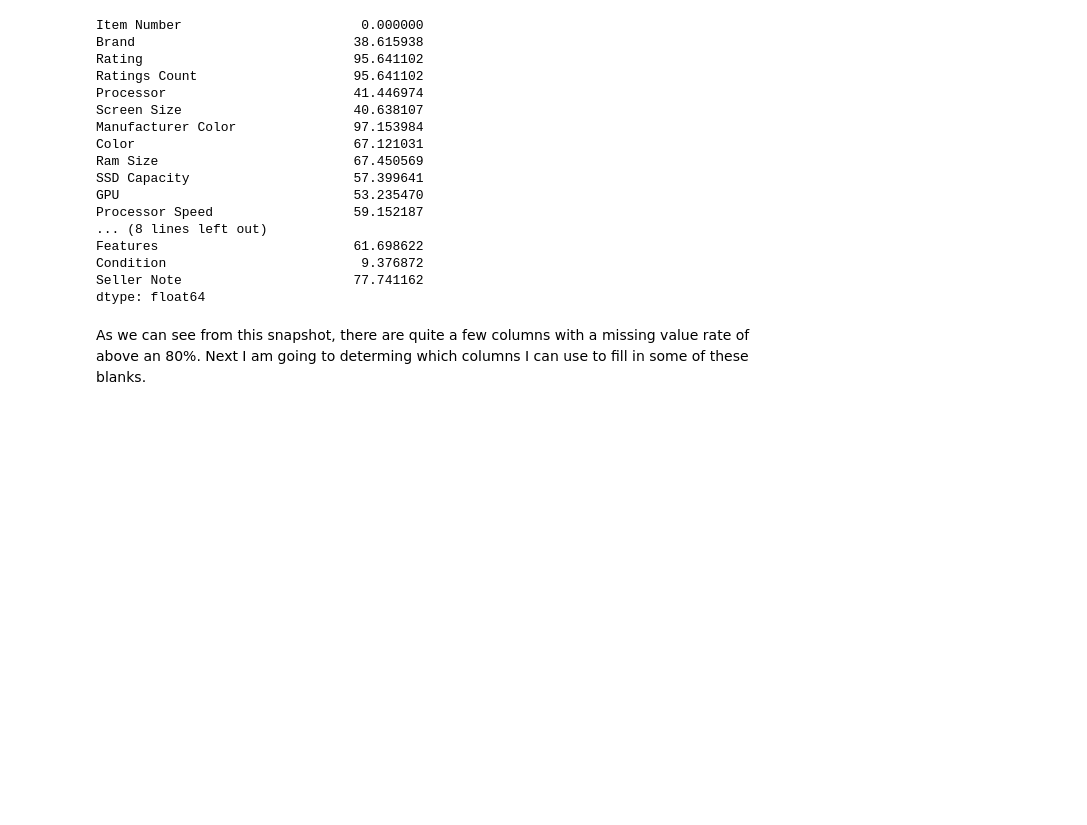
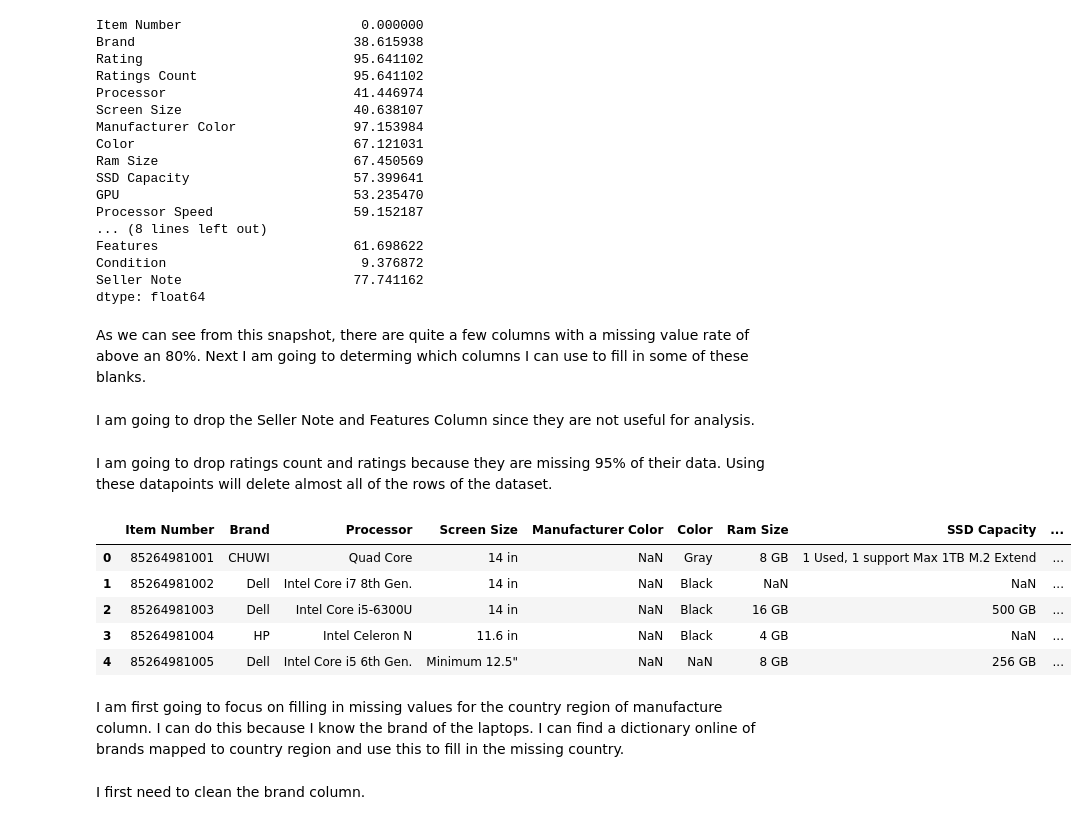
Before and after one commit to TomRush20/Data-Management, a Jupyter notebook: Ebay Data Analysis.ipynb, the cells around one changed output. Saved outputs shown, nothing was run; the diff lists cells and outputs as text; code cells hidden in the pictures; blank space fills up the shorter version.

```diff
--- a/Ebay Data Analysis.ipynb
+++ b/Ebay Data Analysis.ipynb
@@ -43,3 +43,21 @@ Seller Note                      77.741162
 dtype: float64
 # %% [markdown]
 As we can see from this snapshot, there are quite a few columns with a missing value rate of above an 80%. Next I am going to determing which columns I can use to fill in some of these blanks.
+# %% [markdown]
+I am going to drop the Seller Note and Features Column since they are not useful for analysis.
+# %% [markdown]
+I am going to drop ratings count and ratings because they are missing 95% of their data. Using these datapoints will delete almost all of the rows of the dataset.
+# %%
+ebay_df = ebay_df.drop(columns=['Seller Note', 'Features', 'Rating', 'Ratings Count'])
+ebay_df.head()
+# %% [output]
+|  | Item Number | Brand | Processor | Screen Size | Manufacturer Color | Color | Ram Size | SSD Capacity | ... |
+| 0 | 85264981001 | CHUWI | Quad Core | 14 in | NaN | Gray | 8 GB | 1 Used, 1 support Max 1TB M.2 Extend | ... |
+| 1 | 85264981002 | Dell | Intel Core i7 8th Gen. | 14 in | NaN | Black | NaN | NaN | ... |
+| 2 | 85264981003 | Dell | Intel Core i5-6300U | 14 in | NaN | Black | 16 GB | 500 GB | ... |
+| 3 | 85264981004 | HP | Intel Celeron N | 11.6 in | NaN | Black | 4 GB | NaN | ... |
+| 4 | 85264981005 | Dell | Intel Core i5 6th Gen. | Minimum 12.5" | NaN | NaN | 8 GB | 256 GB | ... |
+# %% [markdown]
+I am first going to focus on filling in missing values for the country region of manufacture column. I can do this because I know the brand of the laptops. I can find a dictionary online of brands mapped to country region and use this to fill in the missing country.
+# %% [markdown]
+I first need to clean the brand column.
```
Also changed, not shown: parts of 18 cells of this notebook.
